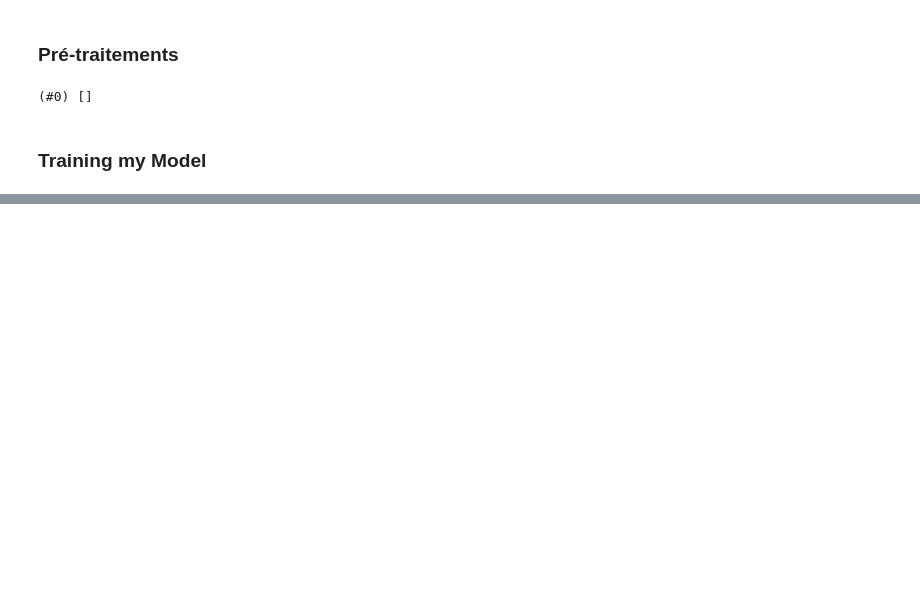
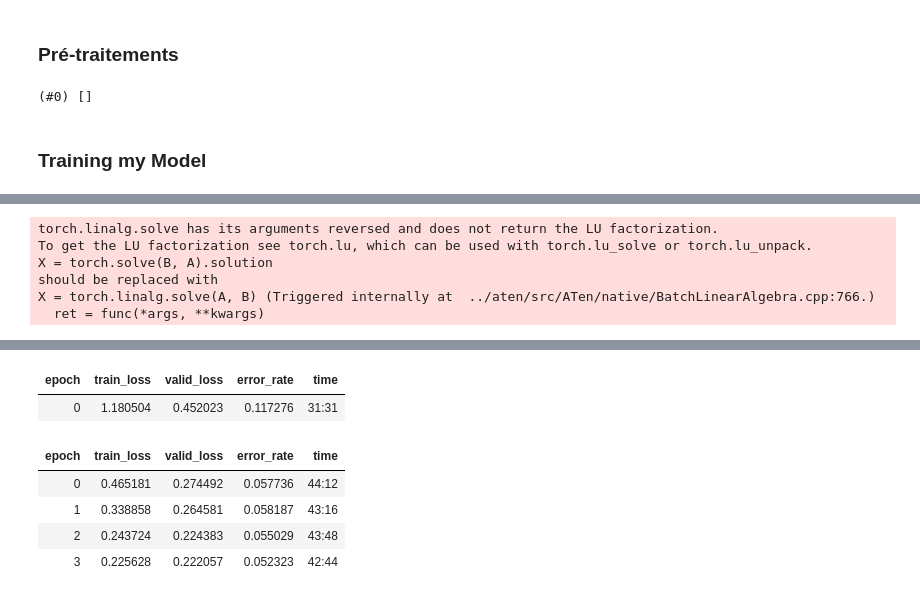
Before and after one commit to nereosky/DeepL-YuGiOh, a Jupyter notebook: Yu_Gi_Oh.ipynb, the cells around one changed output, grey strips where cells are left out. Cells and saved outputs as stored; diff of their text form; code cells hidden in the pictures; blank space fills up the shorter version.

```diff
--- a/Yu_Gi_Oh.ipynb
+++ b/Yu_Gi_Oh.ipynb
@@ -133,0 +140,16 @@ carte = DataBlock(
+# %%
+carte = carte.new(
+    item_tfms=RandomResizedCrop(224, min_scale=0.5),
+    batch_tfms=aug_transforms())
+dls = carte.dataloaders("split")
+# %% [output]
+torch.linalg.solve has its arguments reversed and does not return the LU factorization.
+To get the LU factorization see torch.lu, which can be used with torch.lu_solve or torch.lu_unpack.
+X = torch.solve(B, A).solution
+should be replaced with
+X = torch.linalg.solve(A, B) (Triggered internally at  ../aten/src/ATen/native/BatchLinearAlgebra.cpp:766.)
+  ret = func(*args, **kwargs)
+# %%
+learn = cnn_learner(dls, resnet18, metrics=error_rate)
+learn.fine_tune(4)
+# %% [output]
@@ -133,0 +157,7 @@ carte = DataBlock(
+| epoch | train_loss | valid_loss | error_rate | time |
+| 0 | 1.180504 | 0.452023 | 0.117276 | 31:31 |
+| epoch | train_loss | valid_loss | error_rate | time |
+| 0 | 0.465181 | 0.274492 | 0.057736 | 44:12 |
+| 1 | 0.338858 | 0.264581 | 0.058187 | 43:16 |
+| 2 | 0.243724 | 0.224383 | 0.055029 | 43:48 |
+| 3 | 0.225628 | 0.222057 | 0.052323 | 42:44 |
```
Also changed, not shown: parts of 12 cells of this notebook.
